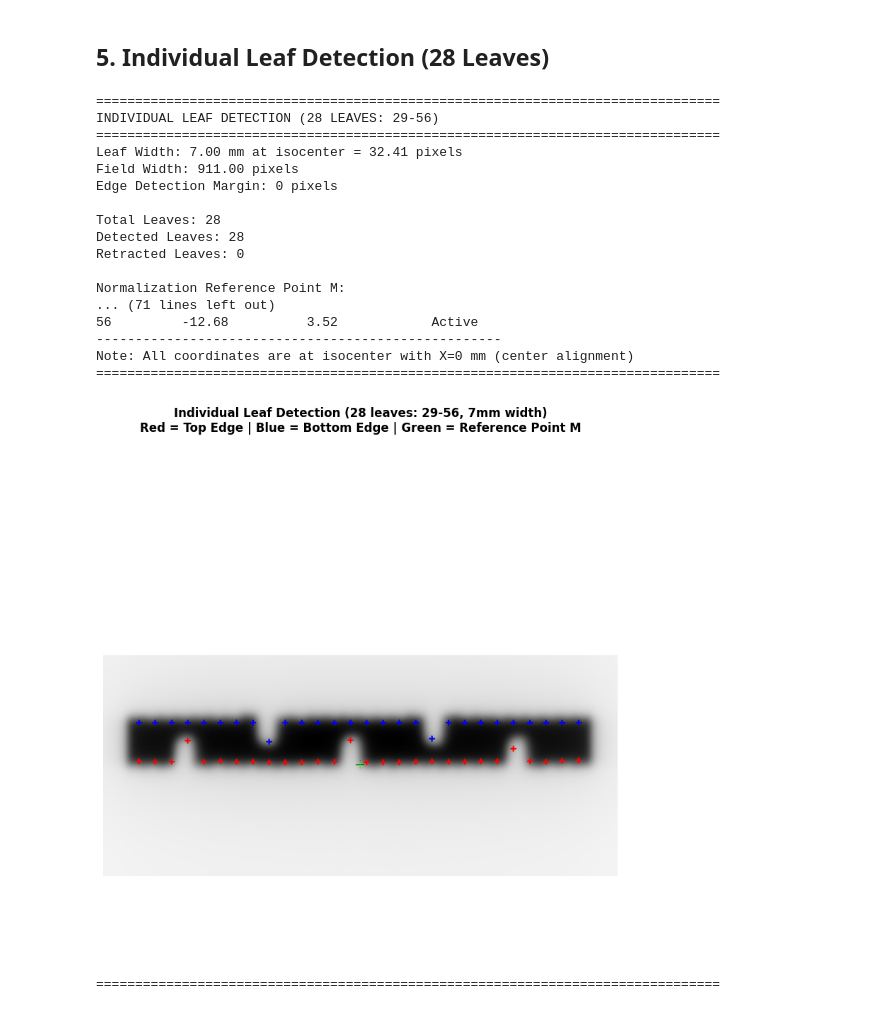
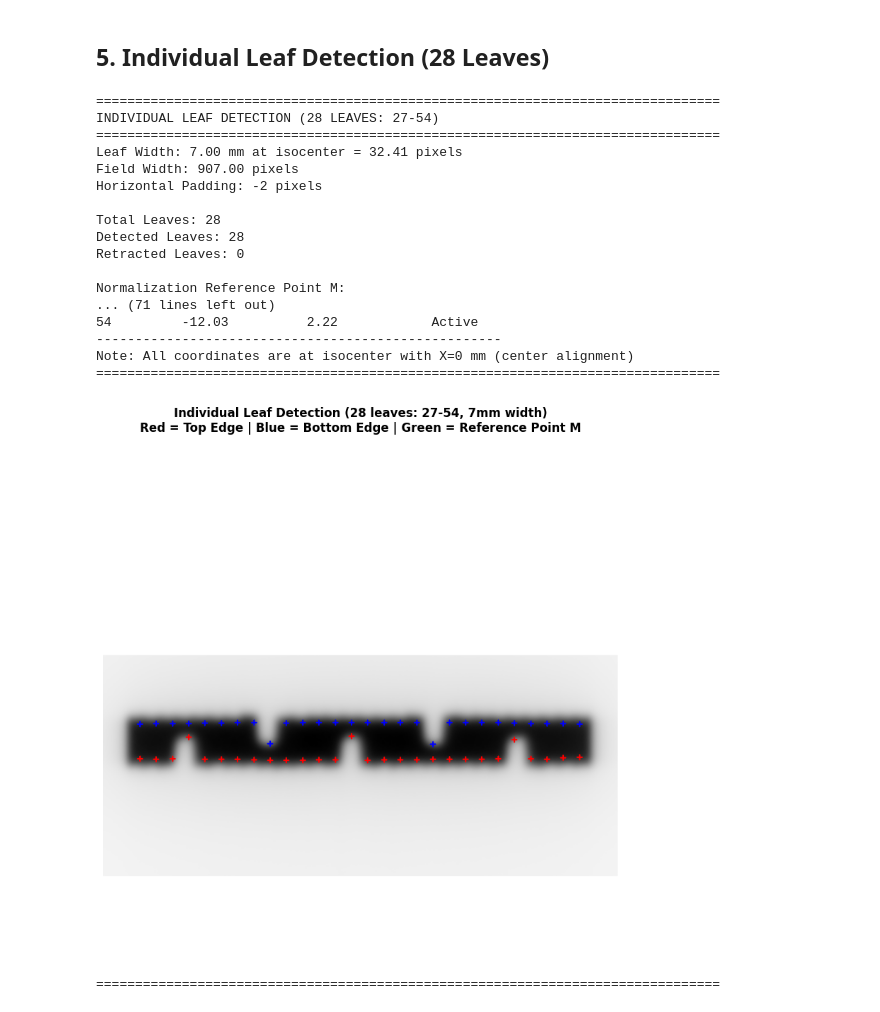
Before and after one commit to AlexandreGirold/DicomAnalysis, a Jupyter notebook: backend/services/dicom_analysis_V2.ipynb, the cells around one changed output. Drawn from its saved outputs; the diff is of its cells as text; code cells hidden in the pictures.

```diff
--- a/backend/services/dicom_analysis_V2.ipynb
+++ b/backend/services/dicom_analysis_V2.ipynb
@@ -244,35 +244,35 @@ Settings: threshold=70, min_area=200, merge_distance=40px
 # Leaf detection parameters
 num_leaves = 28  # Fixed number of MLC leaves
 leaf_width_iso = 7.0  # mm at isocenter (FIXED specification)
-leaf_detection_threshold = 70  # Binary threshold for edge detection (ADJUST THIS: 60-120, lower=more sensitive)
-edge_margin_pixels = 0  # Margin to extend detection region beyond contour boundaries
+leaf_detection_threshold = 45  # Binary threshold for edge detection lower=more sensitive)
+horizontal_padding_pixels = -2  # Horizontal padding to extend/shrink detection region (can be negative)
 
-# Leaf numbering sequence (28 leaves total: 29 to 56)
-leaf_numbers = list(range(29, 57))  # [29, 30, 31, ..., 55, 56]
+# Leaf numbering sequence (28 leaves total: 27 to 54)
+leaf_numbers = list(range(27, 55))  # [27, 28, 29, ..., 53, 54]
 
-# Create binary image for leaf edge detection
+# Create binary image for leaf edge detection (simple threshold method)
 _, binary_image_leaves = cv2.threshold(img_8bit, leaf_detection_threshold, 255, cv2.THRESH_BINARY_INV)
 
 if len(contours) > 0:
     print("\n" + "="*80)
-    print("INDIVIDUAL LEAF DETECTION (28 LEAVES: 29-56)")
+    print("INDIVIDUAL LEAF DETECTION (28 LEAVES: 27-54)")
     print("="*80)
 
     # Calculate leaf width at image plane
     leaf_width_image_plane = leaf_width_iso / scaling_factor  # mm at image plane
     leaf_width_pixels = leaf_width_image_plane / pixel_spacing_x  # pixels
 
-    # Find field boundaries from all detected regions (with margin for edge tolerance)
-    all_x_min = max(0, min([cv2.boundingRect(c)[0] for c in contours]) - edge_margin_pixels)
-    all_x_max = min(image_array.shape[1], max([cv2.boundingRect(c)[0] + cv2.boundingRect(c)[2] for c in contours]) + edge_margin_pixels)
-    all_y_min = max(0, min([cv2.boundingRect(c)[1] for c in contours]) - edge_margin_pixels)
-    all_y_max = min(image_array.shape[0], max([cv2.boundingRect(c)[1] + cv2.boundingRect(c)[3] for c in contours]) + edge_margin_pixels)
+    # Find field boundaries from all detected regions (horizontal padding only)
+    all_x_min = max(0, min([cv2.boundingRect(c)[0] for c in contours]) - horizontal_padding_pixels)
+    all_x_max = min(image_array.shape[1], max([cv2.boundingRect(c)[0] + cv2.boundingRect(c)[2] for c in contours]) + horizontal_padding_pixels)
+    all_y_min = max(0, min([cv2.boundingRect(c)[1] for c in contours]))
+    all_y_max = min(image_array.shape[0], max([cv2.boundingRect(c)[1] + cv2.boundingRect(c)[3] for c in contours]))
 
     field_width_pixels = all_x_max - all_x_min
 
     print(f"Leaf Width: {leaf_width_iso:.2f} mm at isocenter = {leaf_width_pixels:.2f} pixels")
     print(f"Field Width: {field_width_pixels:.2f} pixels")
-    print(f"Edge Detection Margin: {edge_margin_pixels} pixels")
+    print(f"Horizontal Padding: {horizontal_padding_pixels} pixels")
 
     # Visualization image - use original 8-bit image to maintain size
     leaf_detection_image = cv2.cvtColor(img_8bit.copy(), cv2.COLOR_GRAY2BGR)
@@ -297,7 +297,6 @@ if len(contours) > 0:
 
             top_y_absolute = all_y_min + top_y_relative
             bottom_y_absolute = all_y_min + bottom_y_relative
-
             # Convert to mm coordinates (patient reference frame)
             top_y_mm = rt_image_pos_y + (top_y_absolute * pixel_spacing_y)
             bottom_y_mm = rt_image_pos_y + (bottom_y_absolute * pixel_spacing_y)
@@ -423,49 +422,49 @@ if len(contours) > 0:
         print(f"{'='*80}")
 
     # Draw reference point M on the visualization
-    ref_point_u = 511.03
-    ref_point_v = 652.75
-    cross_size = 8
-    cross_color_ref = (0, 255, 0)  # Green for reference point M
+    # ref_point_u = 511.03
+    # ref_point_v = 652.75
+    # cross_size = 8
+    # cross_color_ref = (0, 255, 0)  # Green for reference point M
 
-    cv2.line(leaf_detection_image,
-            (int(ref_point_u) - cross_size, int(ref_point_v)),
-            (int(ref_point_u) + cross_size, int(ref_point_v)),
-            cross_color_ref, 1)
-    cv2.line(leaf_detection_image,
-            (int(ref_point_u), int(ref_point_v) - cross_size),
-            (int(ref_point_u), int(ref_point_v) + cross_size),
-            cross_color_ref, 1)
+    # cv2.line(leaf_detection_image,
+    #         (int(ref_point_u) - cross_size, int(ref_point_v)),
+    #         (int(ref_point_u) + cross_size, int(ref_point_v)),
+    #         cross_color_ref, 1)
+    # cv2.line(leaf_detection_image,
+    #         (int(ref_point_u), int(ref_point_v) - cross_size),
+    #         (int(ref_point_u), int(ref_point_v) + cross_size),
+    #         cross_color_ref, 1)
 
     # Display visualization
     plt.figure(figsize=(14, 8))
     plt.imshow(leaf_detection_image)
-    plt.title('Individual Leaf Detection (28 leaves: 29-56, 7mm width)\nRed = Top Edge | Blue = Bottom Edge | Green = Reference Point M',
+    plt.title('Individual Leaf Detection (28 leaves: 27-54, 7mm width)\nRed = Top Edge | Blue = Bottom Edge | Green = Reference Point M',
              fontsize=12, fontweight='bold')
     plt.axis('off')
     plt.tight_layout()
     plt.show()
 
     print("="*80)
 else:
     print("\n⚠️  No contours detected! Cannot perform leaf detection.")
 # %% [output]
 ================================================================================
-INDIVIDUAL LEAF DETECTION (28 LEAVES: 29-56)
+INDIVIDUAL LEAF DETECTION (28 LEAVES: 27-54)
 ================================================================================
 Leaf Width: 7.00 mm at isocenter = 32.41 pixels
-Field Width: 911.00 pixels
-Edge Detection Margin: 0 pixels
+Field Width: 907.00 pixels
+Horizontal Padding: -2 pixels
 
 Total Leaves: 28
 Detected Leaves: 28
 Retracted Leaves: 0
 
 Normalization Reference Point M:
 ... (71 lines left out)
-56         -12.68          3.52            Active
+54         -12.03          2.22            Active
 ----------------------------------------------------
 Note: All coordinates are at isocenter with X=0 mm (center alignment)
 ================================================================================
-[figure, old version]
+[figure, new version]
 ================================================================================
```
Also changed, not shown: parts of 1 cell of this notebook.
